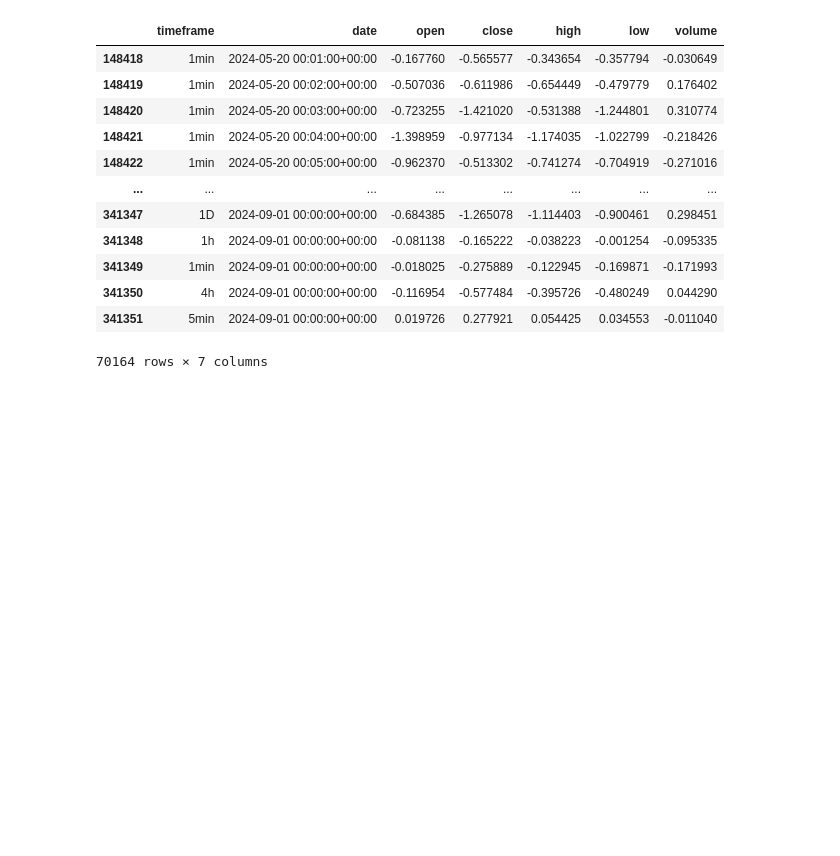
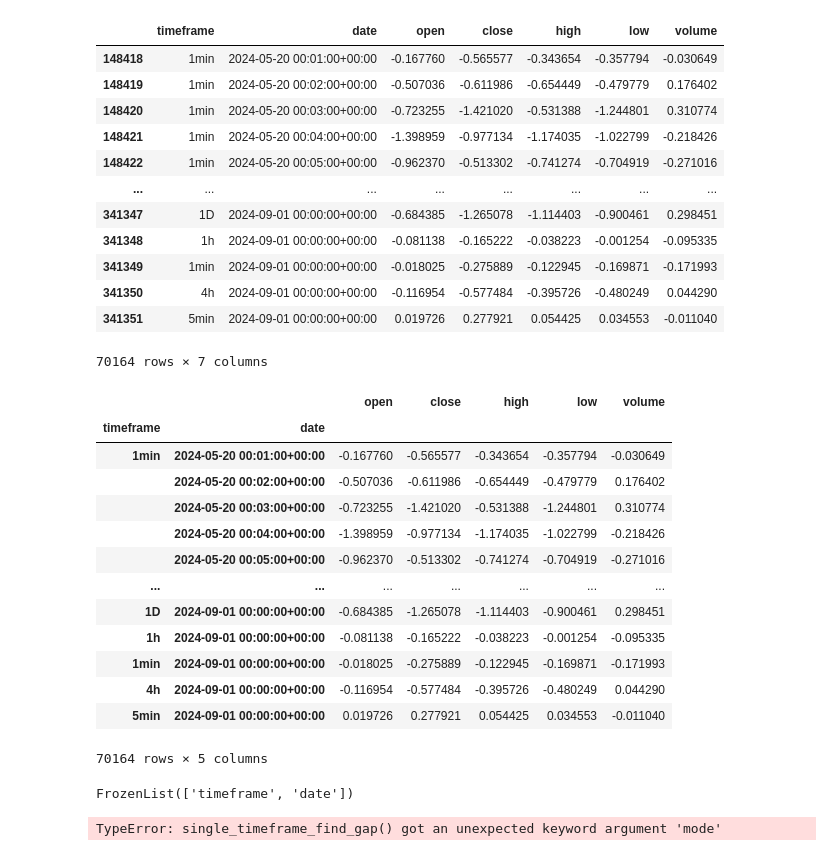
Before and after one commit to b-raisdana/DL-Forecasting, a Jupyter notebook: src/PreProcessing/gap_analysing/gap_injection.ipynb, the cells around one changed output. Drawn from its saved outputs; the diff is of its cells as text; code cells hidden in the pictures; blank space fills up the shorter version.

```diff
--- a/src/PreProcessing/gap_analysing/gap_injection.ipynb
+++ b/src/PreProcessing/gap_analysing/gap_injection.ipynb
@@ -124,3 +124,38 @@ gapped_n_mt_ohlcv
 | 341350 | 4h | 2024-09-01 00:00:00+00:00 | -0.116954 | -0.577484 | -0.395726 | -0.480249 | 0.044290 |
 | 341351 | 5min | 2024-09-01 00:00:00+00:00 | 0.019726 | 0.277921 | 0.054425 | 0.034553 | -0.011040 |
 70164 rows × 7 columns
+# %%
+gapped_n_mt_ohlcv.set_index(['timeframe', 'date'], drop=True, inplace=True)
+gapped_n_mt_ohlcv
+# %% [output]
+|  |  | open | close | high | low | volume |
+| timeframe | date |  |  |  |  |  |
+| 1min | 2024-05-20 00:01:00+00:00 | -0.167760 | -0.565577 | -0.343654 | -0.357794 | -0.030649 |
+|  | 2024-05-20 00:02:00+00:00 | -0.507036 | -0.611986 | -0.654449 | -0.479779 | 0.176402 |
+|  | 2024-05-20 00:03:00+00:00 | -0.723255 | -1.421020 | -0.531388 | -1.244801 | 0.310774 |
+|  | 2024-05-20 00:04:00+00:00 | -1.398959 | -0.977134 | -1.174035 | -1.022799 | -0.218426 |
+|  | 2024-05-20 00:05:00+00:00 | -0.962370 | -0.513302 | -0.741274 | -0.704919 | -0.271016 |
+| ... | ... | ... | ... | ... | ... | ... |
+| 1D | 2024-09-01 00:00:00+00:00 | -0.684385 | -1.265078 | -1.114403 | -0.900461 | 0.298451 |
+| 1h | 2024-09-01 00:00:00+00:00 | -0.081138 | -0.165222 | -0.038223 | -0.001254 | -0.095335 |
+| 1min | 2024-09-01 00:00:00+00:00 | -0.018025 | -0.275889 | -0.122945 | -0.169871 | -0.171993 |
+| 4h | 2024-09-01 00:00:00+00:00 | -0.116954 | -0.577484 | -0.395726 | -0.480249 | 0.044290 |
+| 5min | 2024-09-01 00:00:00+00:00 | 0.019726 | 0.277921 | 0.054425 | 0.034553 | -0.011040 |
+70164 rows × 5 columns
+# %%
+gapped_n_mt_ohlcv.index.names
+# %% [output]
+FrozenList(['timeframe', 'date'])
+# %%
+from PreProcessing.gap_analysing.gap_analyser import single_timeframe_find_gap
+for timeframe in gapped_n_mt_ohlcv.index.get_level_values(level='timeframe').unique():
+    gapped_n_ohlcv = single_timeframe(gapped_n_mt_ohlcv, timeframe)
+    gaps_count = single_timeframe_find_gap(gapped_n_ohlcv, timeframe, mode='count')
+    gaps_list = single_timeframe_find_gap(gapped_n_ohlcv, timeframe, mode='list')
+    found_gaps = single_timeframe_find_gap(gapped_n_ohlcv, timeframe)
+    assert gaps_count == len(gaps_list)
+    if not found_gaps:
+        assert gaps_count == 0
+    print(f"found {gaps_count} gaps: {gaps_list}")
+# %% [output]
+TypeError: single_timeframe_find_gap() got an unexpected keyword argument 'mode'
```
Also changed, not shown: parts of 1 cell of this notebook, 3 other files.
